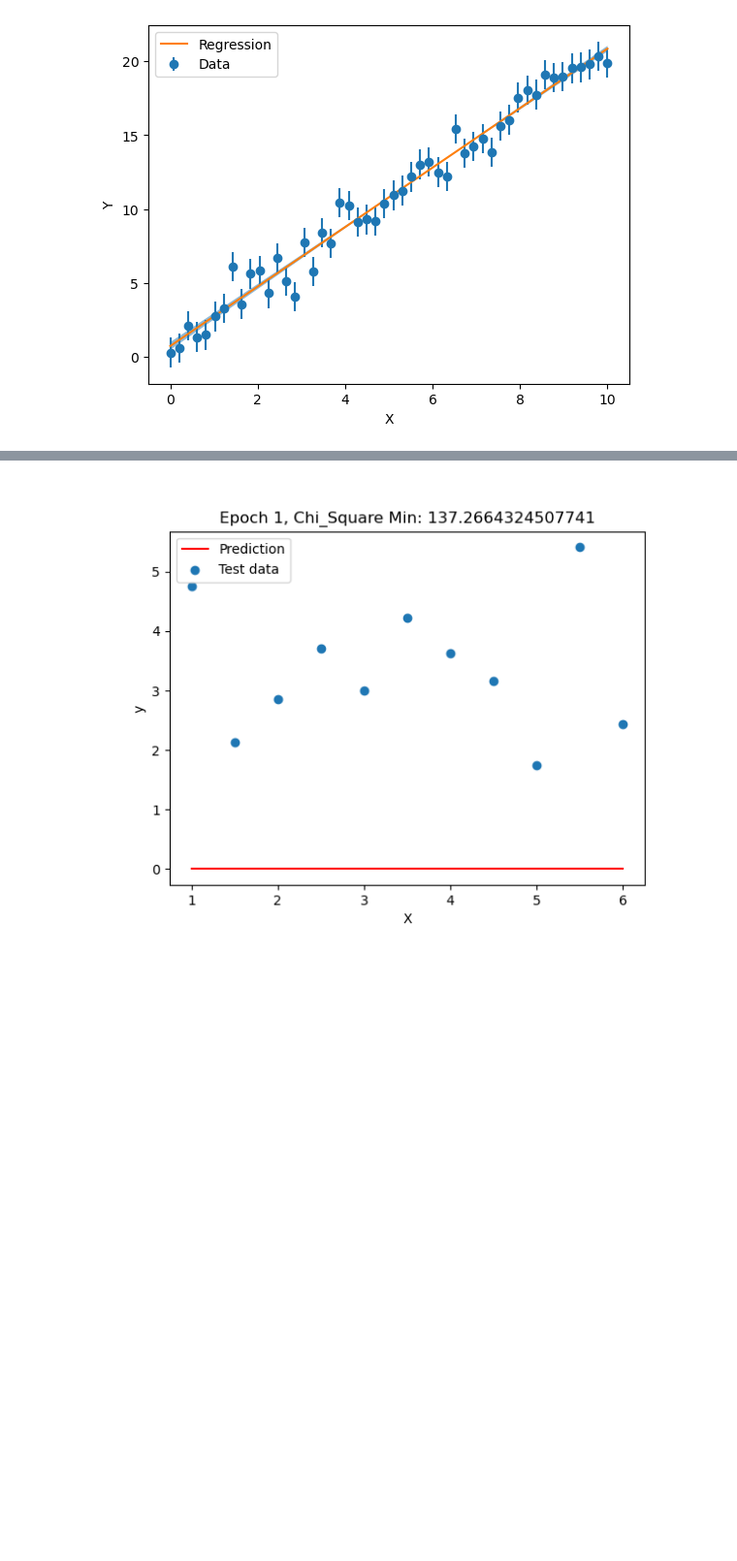
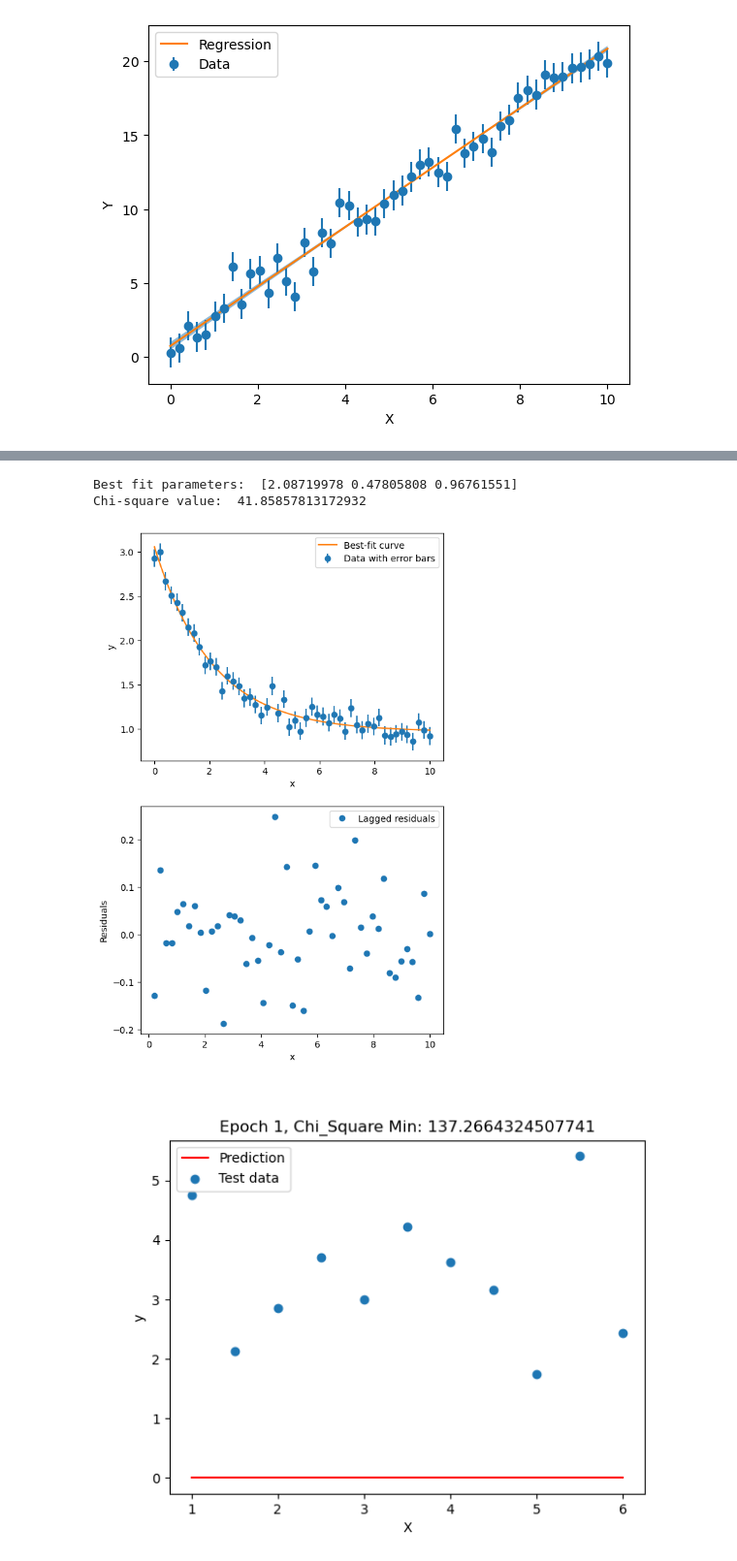
Before and after one commit to MinwooKim1990/Dictionary, a Jupyter notebook: Statistics_Dic.ipynb, the cells around one changed output, grey strips where cells are left out. Shown at 97% size. Drawn from its saved outputs; the diff is of its cells as text; code cells hidden in the pictures; blank space fills up the shorter version.

```diff
--- a/Statistics_Dic.ipynb
+++ b/Statistics_Dic.ipynb
@@ -245,3 +255,40 @@ chi^2 = 42.76
+# %%
+import numpy as np
+import matplotlib.pyplot as plt
+from scipy.optimize import curve_fit
+def func(x, a, b, c): # Define the non-linear function
+    return a * np.exp(-b * x) + c
+def chi_square(func, x, y, y_error, params):
+    residuals = (y - func(x, *params)) / y_error # Calculate the residuals
+    return np.sum(residuals**2)
+x = np.linspace(0, 10, 50) # Generate synthetic data with noise
+y = func(x, 2, 0.5, 1)
+y_noise = 0.1 * np.random.normal(size=50)
+y_data = y + y_noise
+y_error = 0.1 * np.ones(50)
+params, cov = curve_fit(func, x, y_data, sigma=y_error) # Fit the function to the data using curve_fit
+residuals = y_data - func(x, *params) # Calculate the residuals and the lagged residuals
+lagged_residuals = np.roll(residuals, 1)
+chi2 = chi_square(func, x, y_data, y_error, params) # Calculate the chi-square value for the best fit
+print("Best fit parameters: ", params)
+print("Chi-square value: ", chi2)
+x_fit = np.linspace(0, 10, 100) # Plot the data and the best-fit curve
+y_fit = func(x_fit, *params)
+fig, ax = plt.subplots(2, 1, figsize=(6,10))
+ax[0].errorbar(x, y_data, yerr=y_error, fmt='o', label='Data with error bars')
+ax[0].plot(x_fit, y_fit, '-', label='Best-fit curve')
+ax[0].legend()
+ax[0].set_xlabel('x')
+ax[0].set_ylabel('y')
+ax[1].plot(x[1:], lagged_residuals[1:], 'o', label='Lagged residuals') # Plot the lagged residuals
+ax[1].set_xlabel('x')
+ax[1].set_ylabel('Residuals')
+ax[1].legend()
+plt.show()
+# %% [output]
+Best fit parameters:  [2.08719978 0.47805808 0.96761551]
+Chi-square value:  41.85857813172932
+[figure, added]
 # %%
 import matplotlib.pyplot as plt
 import numpy as np
```
Also changed, not shown: parts of 9 cells of this notebook.
